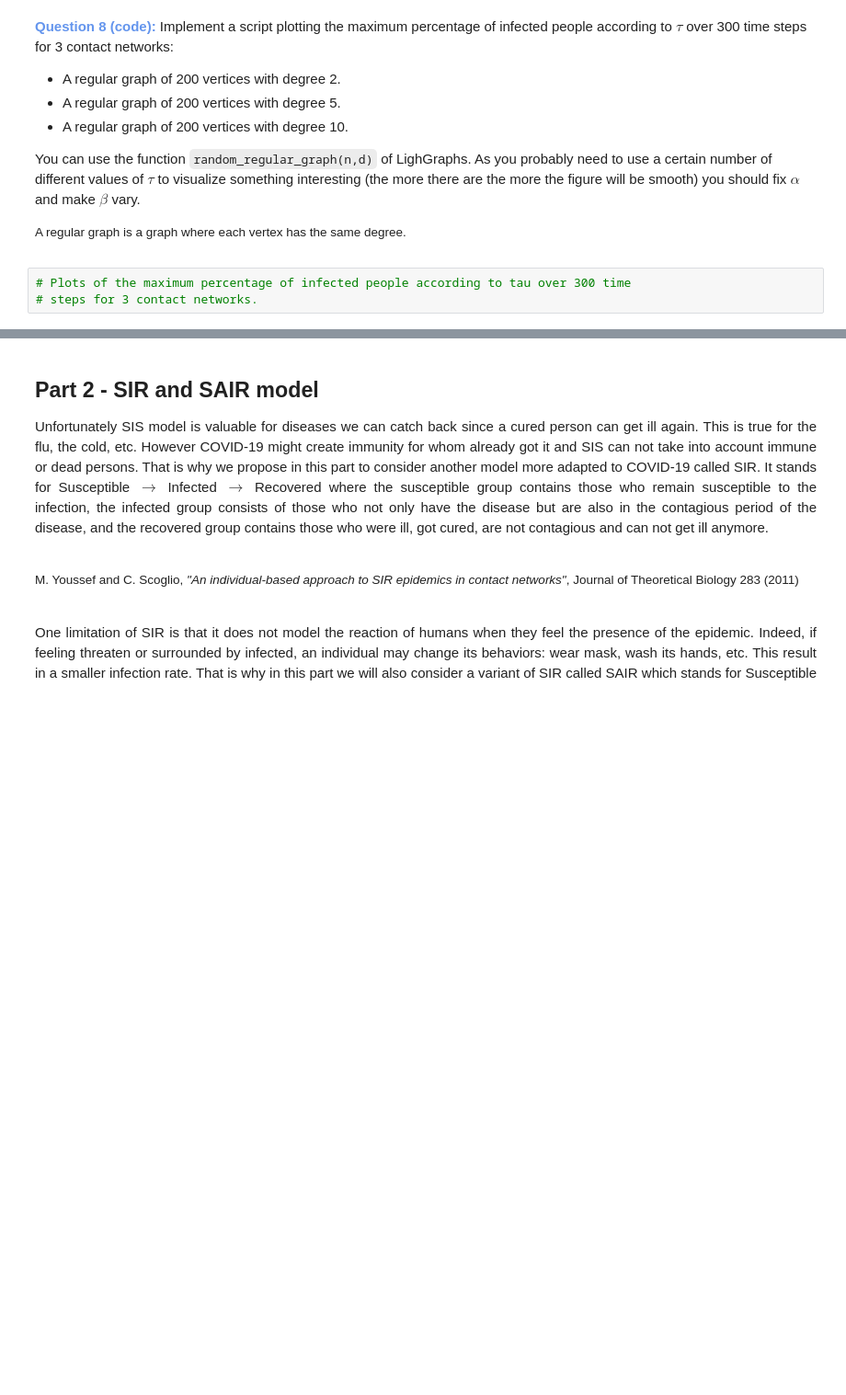
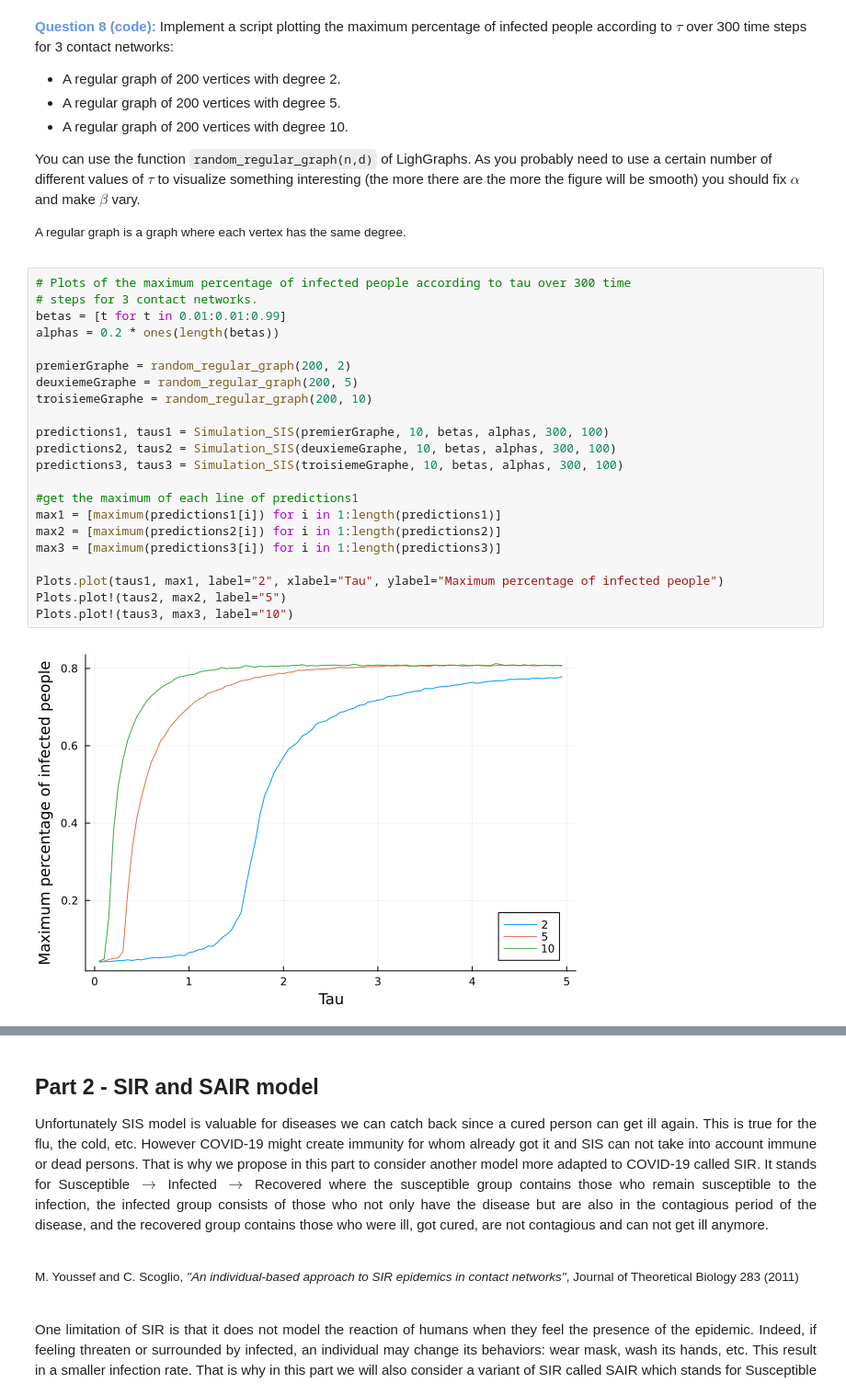
Before and after one commit to MarinFranot/projet_graphes, a Jupyter notebook: Projet Graphes 2022-2023.ipynb, the cells around one changed output, grey strips where cells are left out. Shown at 92% size. Drawn from its saved outputs; the diff is of its cells as text; blank space fills up the shorter version.

```diff
--- a/Projet Graphes 2022-2023.ipynb
+++ b/Projet Graphes 2022-2023.ipynb
@@ -401,9 +412,30 @@ Plots.plot(predictions, label=taus',xlabel="Time",ylabel="% of infected")
 You can use the function <code>random_regular_graph(n,d)</code> of LighGraphs. As you probably need to use a certain number of different values of $\tau$ to visualize something interesting (the more there are the more the figure will be smooth) you should fix $\alpha$ and make $\beta$ vary.
 
 <span style="font-size:0.9em">A regular graph is a graph where each vertex has the same degree.</span>
-# %%
-# Plots of the maximum percentage of infected people according to tau over 300 time
-# steps for 3 contact networks.
+# %%
+# Plots of the maximum percentage of infected people according to tau over 300 time
+# steps for 3 contact networks.
+betas = [t for t in 0.01:0.01:0.99]
+alphas = 0.2 * ones(length(betas))
+
+premierGraphe = random_regular_graph(200, 2)
+deuxiemeGraphe = random_regular_graph(200, 5)
+troisiemeGraphe = random_regular_graph(200, 10)
+
+predictions1, taus1 = Simulation_SIS(premierGraphe, 10, betas, alphas, 300, 100)
+predictions2, taus2 = Simulation_SIS(deuxiemeGraphe, 10, betas, alphas, 300, 100)
+predictions3, taus3 = Simulation_SIS(troisiemeGraphe, 10, betas, alphas, 300, 100)
+
+#get the maximum of each line of predictions1
+max1 = [maximum(predictions1[i]) for i in 1:length(predictions1)]
+max2 = [maximum(predictions2[i]) for i in 1:length(predictions2)]
+max3 = [maximum(predictions3[i]) for i in 1:length(predictions3)]
+
+Plots.plot(taus1, max1, label="2", xlabel="Tau", ylabel="Maximum percentage of infected people")
+Plots.plot!(taus2, max2, label="5")
+Plots.plot!(taus3, max3, label="10")
+# %% [output]
+[figure, added]
 # %% [markdown]
 <div style="width:75%;margin:0 auto;">
 
```
Also changed, not shown: parts of 27 cells of this notebook.
